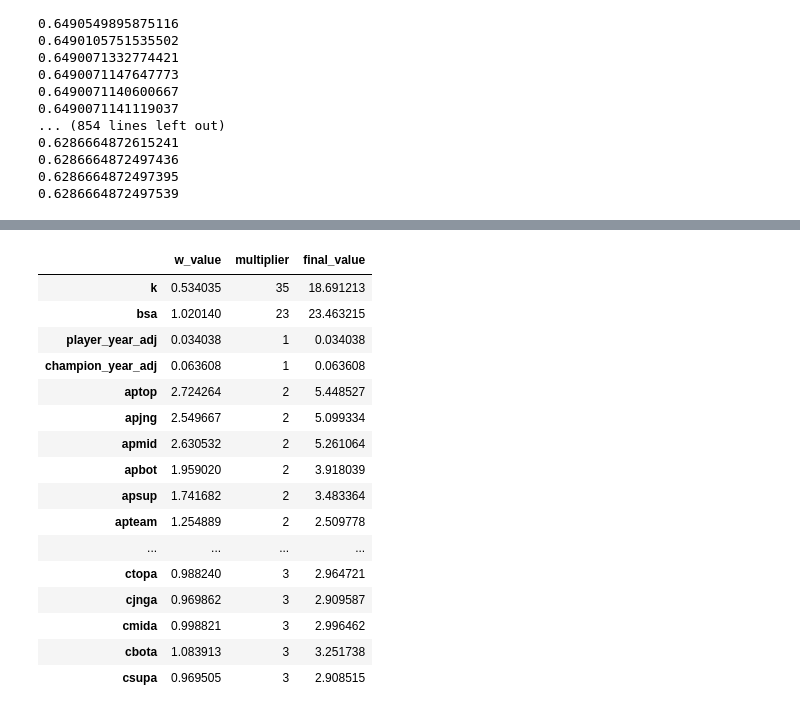
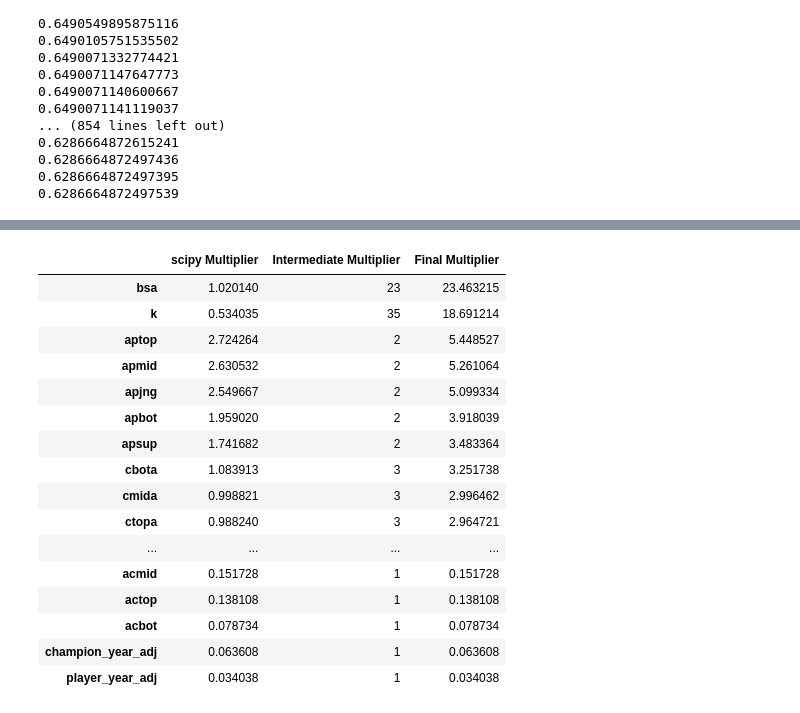
Before and after one commit to Samuel-Kelly-hub/Esports-Results-Project, a Jupyter notebook: LoL_Elo_System.ipynb, the cells around one changed output, grey strips where cells are left out. Drawn from its saved outputs; the diff is of its cells as text; code cells hidden in the pictures.

```diff
--- a/LoL_Elo_System.ipynb
+++ b/LoL_Elo_System.ipynb
@@ -745,33 +678,41 @@ Name: count, dtype: int64
 # %%
-# With the updated function, the logloss was reduced by a fraction to 0.6286664872497395
-# The player_year_adj, and champion_year_adj are increased by around 100x
-w_values3 = np.array([0.53403467, 1.02013978, 0.03403804, 0.06360782, 2.72426367,
-        2.54966712, 2.63053192, 1.95901974, 1.74168193, 1.25488879,
-        0.50089694, 0.7714954 , 0.88687367, 1.08404808, 1.16984449,
-        1.42245845, 0.13810847, 0.18921879, 0.15172774, 0.07873365,
-        0.1957953 , 0.98824019, 0.96986238, 0.99882058, 1.08391266,
-        0.96950485])
-labels3 = ["k", "bsa", "player_year_adj", "champion_year_adj", "aptop", "apjng", "apmid", "apbot", "apsup", "apteam", "ptopa", "pjnga", "pmida", "pbota", "psupa", "pteama", "actop", "acjng", "acmid", "acbot", "acsup", "ctopa", "cjnga", "cmida", "cbota", "csupa"]
-attempt3 = pd.DataFrame(w_values3, labels3)
-attempt3.columns = ["w_value"]
-attempt3["multiplier"] = [35, 23, 1, 1, 2, 2, 2, 2, 2, 2, 1, 1, 1, 1, 1, 1, 1 ,1, 1, 1, 1 ,3, 3, 3, 3, 3]
-attempt3["final_value"] = attempt3["w_value"] * attempt3["multiplier"]
-attempt3
+# Labels for each multiplying constant
+labels = ["k", "bsa", "player_year_adj", "champion_year_adj",
+          "aptop", "apjng", "apmid", "apbot", "apsup", "apteam",
+          "ptopa", "pjnga", "pmida", "pbota", "psupa", "pteama",
+          "actop", "acjng", "acmid", "acbot", "acsup",
+          "ctopa", "cjnga", "cmida", "cbota", "csupa"]
+
+intermediate_multipliers = [35, 23, 1, 1,
+                            2, 2, 2, 2, 2, 2,
+                            1, 1, 1, 1, 1, 1,
+                            1 ,1, 1, 1, 1,
+                            3, 3, 3, 3, 3]
+
+elo_constants = pd.DataFrame({"scipy Multiplier":result.x,
+                              "Intermediate Multiplier":intermediate_multipliers},
+                             labels,
+                             ["scipy Multiplier",
+                              "Intermediate Multiplier"])
+
+# Find the combined multiplier of adjustments before and after games
+elo_constants["Final Multiplier"] = elo_constants["scipy Multiplier"] * elo_constants["Intermediate Multiplier"]
+elo_constants.sort_values(by="Final Multiplier", ascending=False)
 # %% [output]
-|  | w_value | multiplier | final_value |
-| k | 0.534035 | 35 | 18.691213 |
+|  | scipy Multiplier | Intermediate Multiplier | Final Multiplier |
 | bsa | 1.020140 | 23 | 23.463215 |
-| player_year_adj | 0.034038 | 1 | 0.034038 |
-| champion_year_adj | 0.063608 | 1 | 0.063608 |
+| k | 0.534035 | 35 | 18.691214 |
 | aptop | 2.724264 | 2 | 5.448527 |
+| apmid | 2.630532 | 2 | 5.261064 |
 | apjng | 2.549667 | 2 | 5.099334 |
-| apmid | 2.630532 | 2 | 5.261064 |
 | apbot | 1.959020 | 2 | 3.918039 |
 | apsup | 1.741682 | 2 | 3.483364 |
-| apteam | 1.254889 | 2 | 2.509778 |
+| cbota | 1.083913 | 3 | 3.251738 |
+| cmida | 0.998821 | 3 | 2.996462 |
+| ctopa | 0.988240 | 3 | 2.964721 |
 | ... | ... | ... | ... |
-| ctopa | 0.988240 | 3 | 2.964721 |
-| cjnga | 0.969862 | 3 | 2.909587 |
-| cmida | 0.998821 | 3 | 2.996462 |
-| cbota | 1.083913 | 3 | 3.251738 |
-| csupa | 0.969505 | 3 | 2.908515 |
+| acmid | 0.151728 | 1 | 0.151728 |
+| actop | 0.138108 | 1 | 0.138108 |
+| acbot | 0.078734 | 1 | 0.078734 |
+| champion_year_adj | 0.063608 | 1 | 0.063608 |
+| player_year_adj | 0.034038 | 1 | 0.034038 |
```
Also changed, not shown: parts of 48 cells of this notebook, 1 other file.
